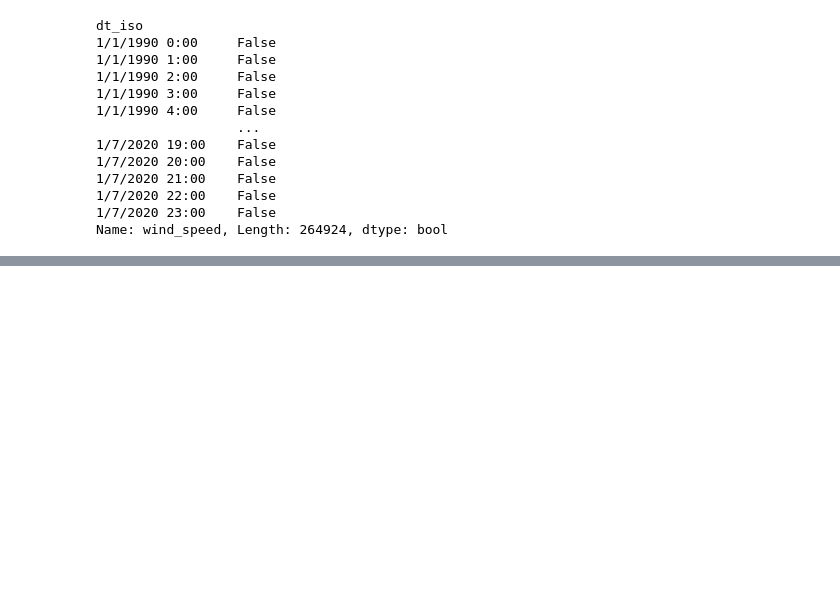
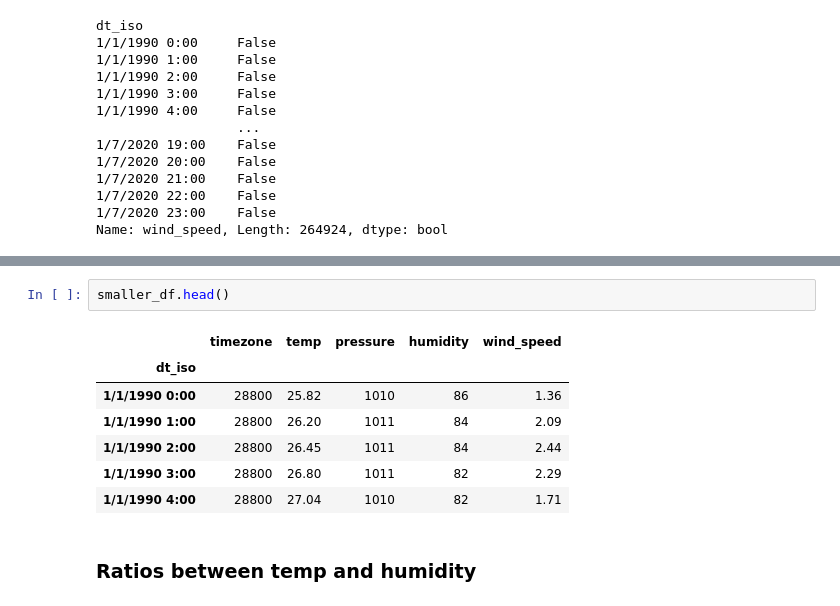
Before and after one commit to imronfilayatyds/pandai, a Jupyter notebook: trypandai.ipynb, the cells around one changed output, grey strips where cells are left out. Drawn from its saved outputs; the diff is of its cells as text; blank space fills up the shorter version.

```diff
--- a/trypandai.ipynb
+++ b/trypandai.ipynb
@@ -267,0 +315,12 @@ Name: wind_speed, Length: 264924, dtype: bool
+# %%
+smaller_df.head()
+# %% [output]
+|  | timezone | temp | pressure | humidity | wind_speed |
+| dt_iso |  |  |  |  |  |
+| 1/1/1990 0:00 | 28800 | 25.82 | 1010 | 86 | 1.36 |
+| 1/1/1990 1:00 | 28800 | 26.20 | 1011 | 84 | 2.09 |
+| 1/1/1990 2:00 | 28800 | 26.45 | 1011 | 84 | 2.44 |
+| 1/1/1990 3:00 | 28800 | 26.80 | 1011 | 82 | 2.29 |
+| 1/1/1990 4:00 | 28800 | 27.04 | 1010 | 82 | 1.71 |
+# %% [markdown]
+### Ratios between temp and humidity
```
Also changed, not shown: parts of 10 cells of this notebook, 1 other file.
